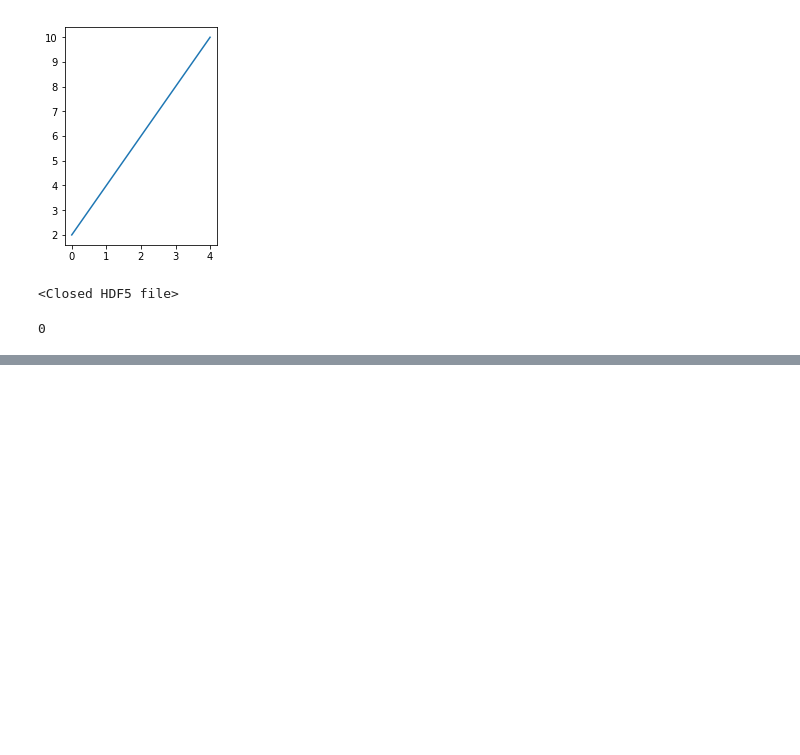
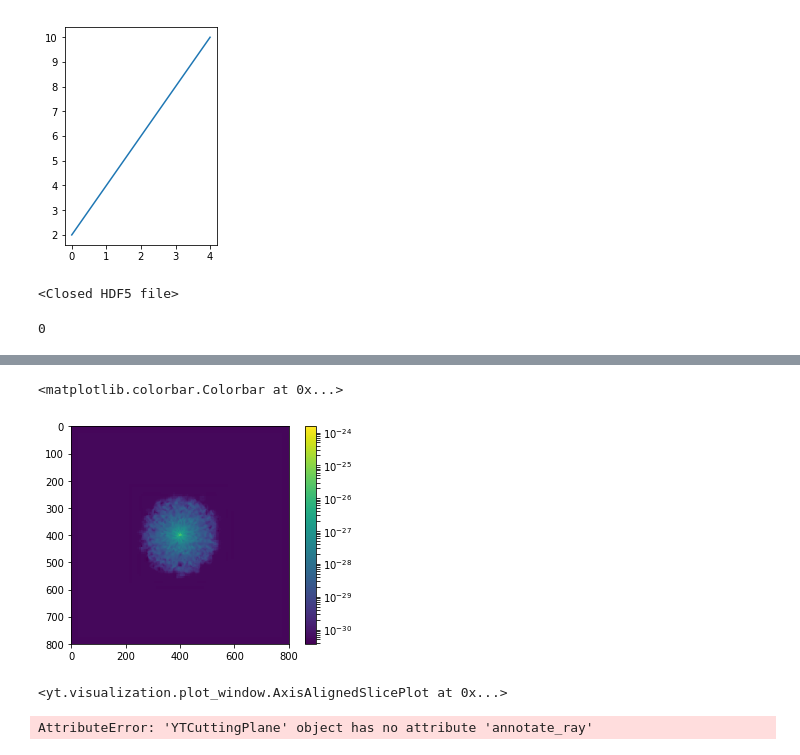
Before and after one commit to biboyd/SALSA, a Jupyter notebook: plotting_ray/slice_and_ray_playground.ipynb, the cells around one changed output, grey strips where cells are left out. Drawn from its saved outputs; the diff is of its cells as text; code cells hidden in the pictures; blank space fills up the shorter version.

Commit message:
add combined plotting. still need labels

```diff
--- a/plotting_ray/slice_and_ray_playground.ipynb
+++ b/plotting_ray/slice_and_ray_playground.ipynb
@@ -180,0 +172,2 @@ OSError: [Errno 2] No such file or directory: 'x'
+# %%
+frb = spx.frb
@@ -180,0 +176,4 @@ OSError: [Errno 2] No such file or directory: 'x'
+# %%
+plt.imshow(np.array(frb['density']), norm=LogNorm())
+plt.colorbar()
+# %% [output]
@@ -180,0 +181,13 @@ OSError: [Errno 2] No such file or directory: 'x'
+<matplotlib.colorbar.Colorbar at 0x...>
+[figure, added]
+# %%
+spx
+# %% [output]
+<yt.visualization.plot_window.AxisAlignedSlicePlot at 0x...>
+# %%
+cut = ds.cutting(norm_vec,
+                    center,
+                    north_vector=[0,0,1])
+cut.annotate_ray(ray)
+# %% [output]
+AttributeError: 'YTCuttingPlane' object has no attribute 'annotate_ray'
```
Also changed, not shown: parts of 32 cells of this notebook, 1 other file.
